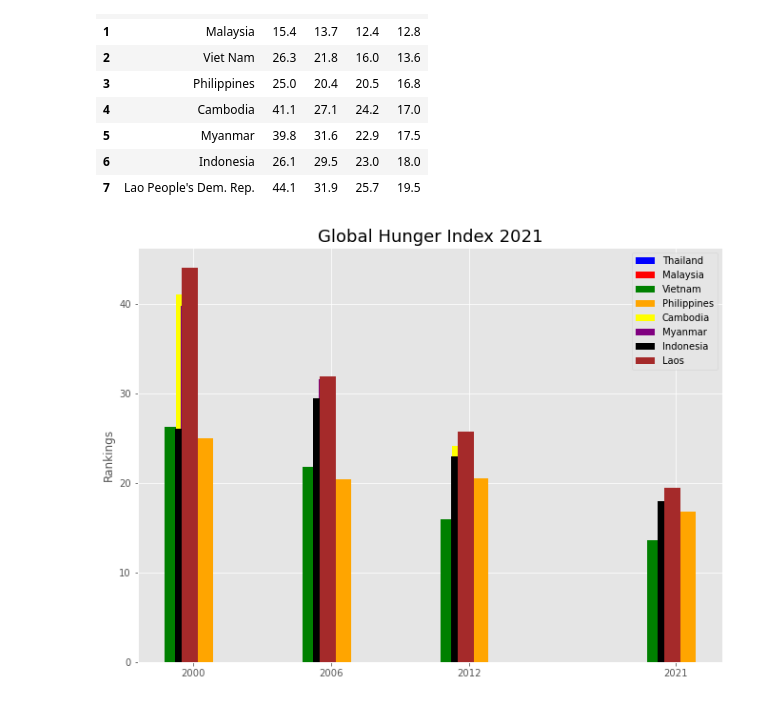
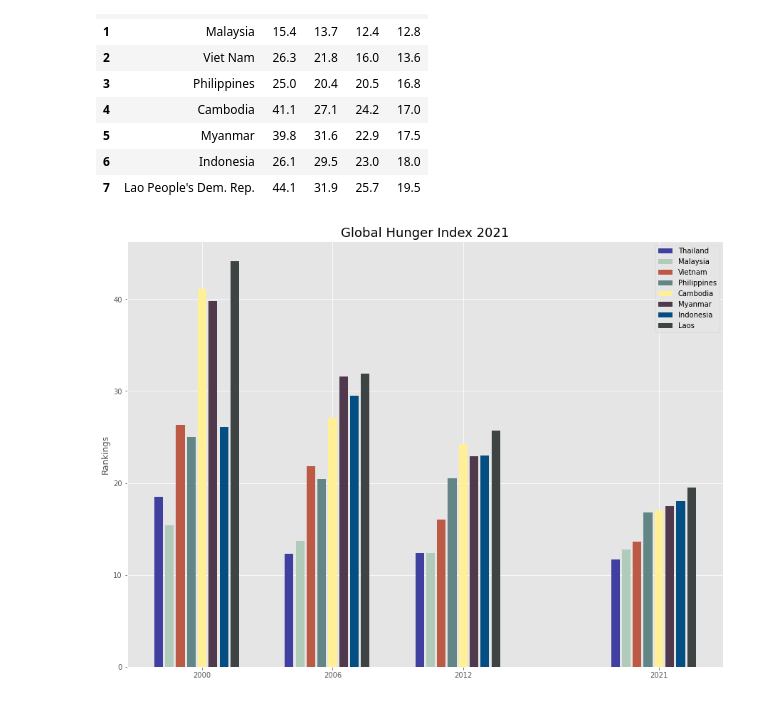
Before and after one commit to renzcarlo24/ITBA-3207-Team-Big-Bytes, a Jupyter notebook: Data Visualization.ipynb, the cells around one changed output. Drawn from its saved outputs; the diff is of its cells as text; code cells hidden in the pictures.

Commit message:
Updated Data Visualization

```diff
--- a/Data Visualization.ipynb
+++ b/Data Visualization.ipynb
@@ -185,22 +185,22 @@ Laos = (44.1, 31.9, 25.7, 19.5)
 # %%
 #Creating the Plot
 style.use('ggplot')
-plt.figure(figsize=(11,8))
-barWidth = -0.7
+plt.figure(figsize=(15,11))
+barWidth = 0.4
 
 xpos = np.array([2000, 2006, 2012, 2021])
-plt.bar(xpos-0.2, Thailand, color='blue', width =barWidth, label='Thailand')
-plt.bar(xpos+0.4, Malaysia, color='red', width =barWidth, label='Malaysia')
-plt.bar(xpos-0.6, Vietnam, color='green', width =barWidth, label='Vietnam')
-plt.bar(xpos+0.8, Philippines, color='orange', width =barWidth, label='Philippines')
-plt.bar(xpos-0.10, Cambodia, color='yellow', width =barWidth, label='Cambodia')
-plt.bar(xpos+0.12, Myanmar, color='purple', width =barWidth, label='Myanmar')
-plt.bar(xpos-0.14, Indonesia, color='black', width =barWidth, label='Indonesia')
-plt.bar(xpos+0.16, Laos, color='brown', width =barWidth, label='Laos')
-plt.xticks(xpos + 0.3,((('2000', '2006', '2012', '2021'))))
+plt.bar(xpos+1, Thailand, color='#4040a1', width =barWidth, label='Thailand')
+plt.bar(xpos+1.5, Malaysia, color='#b1cbbb', width =barWidth, label='Malaysia')
+plt.bar(xpos+2, Vietnam, color='#bc5a45', width =barWidth, label='Vietnam')
+plt.bar(xpos+2.5, Philippines, color='#618685', width =barWidth, label='Philippines')
+plt.bar(xpos+3, Cambodia, color='#ffef96', width =barWidth, label='Cambodia')
+plt.bar(xpos+3.5, Myanmar, color='#50394c', width =barWidth, label='Myanmar')
+plt.bar(xpos+4, Indonesia, color='#034f84', width =barWidth, label='Indonesia')
+plt.bar(xpos+4.5, Laos, color='#3e4444', width =barWidth, label='Laos')
+plt.xticks(xpos + 3,((('2000', '2006', '2012', '2021'))))
 plt.ylabel("Rankings")
 plt.title('Global Hunger Index 2021', fontdict={'fontname': 'DejaVu Sans', 'fontsize': 18})
 plt.legend()
 plt.show()
 # %% [output]
-[figure, old version]
+[figure, new version]
```
